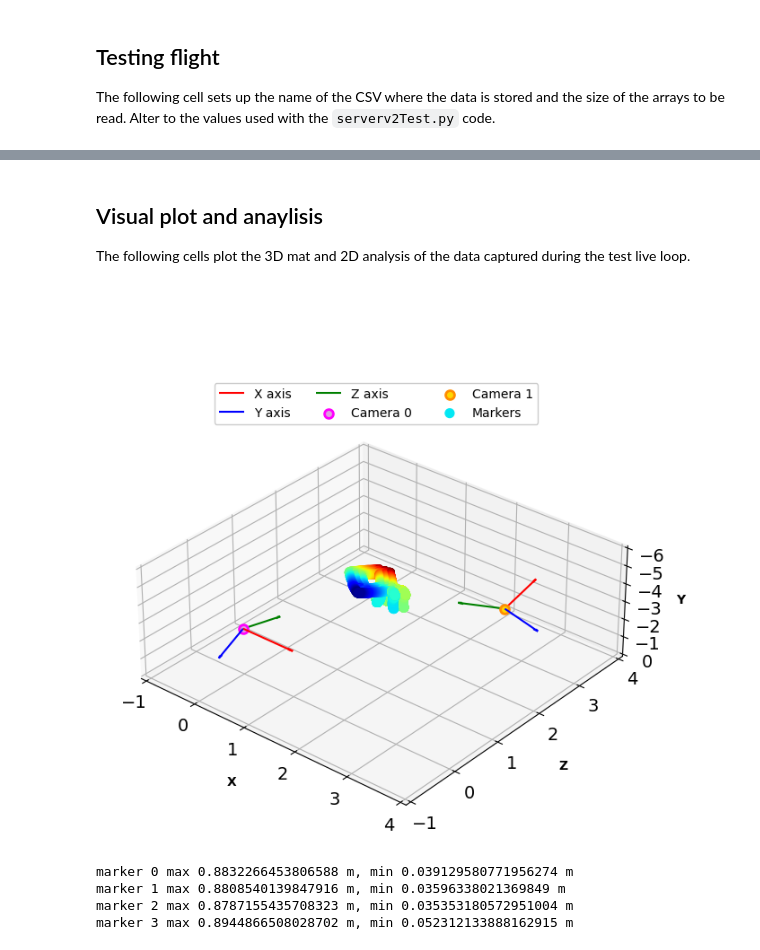
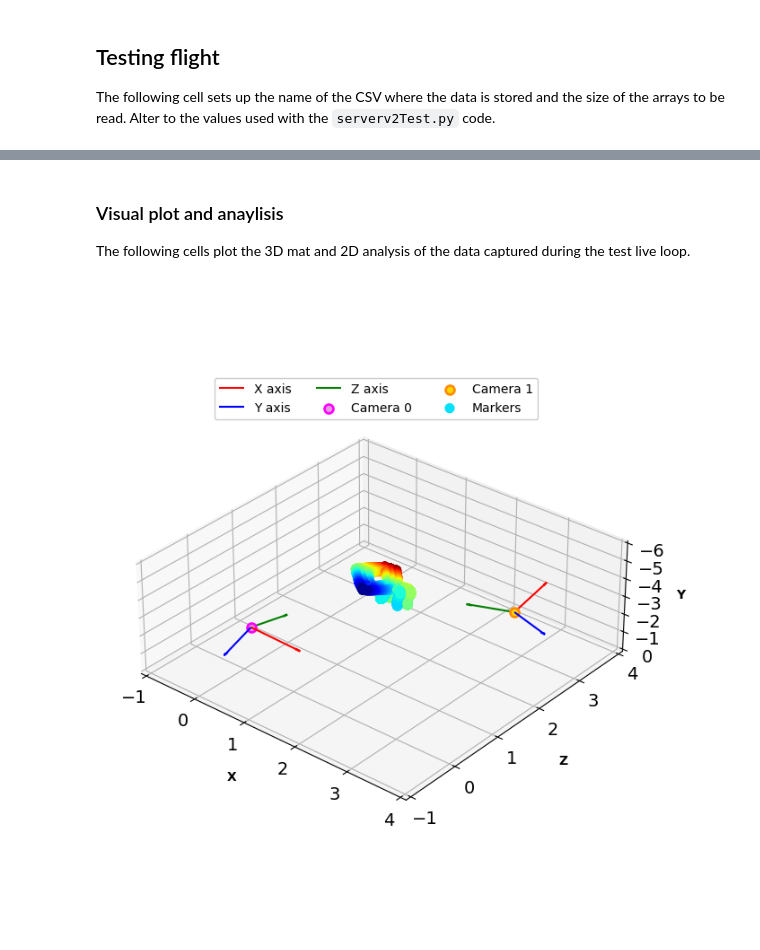
Before and after one commit to debOliveira/MoCapRasp, a Jupyter notebook: central/debugOnline.ipynb, the cells around one changed output, grey strips where cells are left out. Cells and saved outputs as stored; diff of their text form; code cells hidden in the pictures; blank space fills up the shorter version.

Commit message:
final debug working for multiple cameras, transpose to online code

```diff
--- a/central/debugOnline.ipynb
+++ b/central/debugOnline.ipynb
@@ -45,7 +45,7 @@ dfCSV = np.genfromtxt('G:/Meu Drive/UFCG/Mestrado/MoCap/CSV datasets/7Jun/camCal
 verbose = False # verbose flag for reading the data and interpolation
 nCameras = 2    # number of cameras
 recTime = 90    # recording time, in seconds
-step = 1/125    # step of the interpolated DF
+step = 1/100    # step of the interpolated DF
 # %% [markdown]
 ### Reading coordinates and ordering markers
 Now, we read each line of the CSV that has the following strings:
@@ -751,10 +755,10 @@ cosPhi = np.dot(v,k)/(np.linalg.norm(v)*np.linalg.norm(k))
 # get the rotation matrix and new ground plane coefficients
 sinPhi = np.sqrt(1-pow(cosPhi,2))
 R_plane = np.array([
-        [cosPhi+u1*u1*(1-cosPhi),u1*u2*(1-cosPhi),u2*sinPhi],
-        [u1*u2*(1-cosPhi),cosPhi+u2*u2*(1-cosPhi),-u1*sinPhi],
-        [-u2*sinPhi,u1*sinPhi,cosPhi]])
-[A,B,C] = np.matmul(np.array([a,b,c]),R_plane.T)
+        [cosPhi+u1*u1*(1-cosPhi),u1*u2*(1-cosPhi)-u3*sinPhi,u2*sinPhi+u1*u3*(1-cosPhi)],
+        [u1*u2*(1-cosPhi)+u3*sinPhi,cosPhi+u2*u2*(1-cosPhi),u2*u3*(1-cosPhi)-u1*sinPhi],
+        [u1*u3*(1-cosPhi)-u2*sinPhi,u2*u3*(1-cosPhi)+u1*sinPhi,cosPhi+u3*u3*(1-cosPhi)]])
+[A,B,C] = np.matmul(R_plane,np.array([a,b,c]).T)
 newPlane = np.array([A,B,C])
 
 # setting 3D plot variables
@@ -810,6 +814,7 @@ points3d = points3d.T
 ax.scatter(points3d[0], points3d[2], points3d[1], s=50, c=points3d[2], cmap=cmhot, label= 'Markers')
 
 # axis setup and plot variables
+first3Dpoints = points3d.copy()
 handles, labels = plt.gca().get_legend_handles_labels()
 by_label = dict(zip(labels, handles))
 plt.legend(by_label.values(), by_label.keys(),ncol=3,loc ='center',edgecolor='silver', bbox_to_anchor=(0.5, 0.8))
@@ -967,11 +971,15 @@ def myInterpolate(coord,ts,step):
     return ff(tNew*step),tNew
 
 # returns if neighbor camera has captured a point at that timestamp
-def getOtherValidIdx(line,nMarkers,idx):
+def getOtherValidIdx(line,nMarkers,idx,relateLast2First = 0):
     nCameras = int(line.shape[0]/2/nMarkers)
     nColumns = 2*nMarkers
     valid = [np.any(line[i*nColumns:i*nColumns+nColumns]) for i in [(idx-1)%nCameras,(idx+1)%nCameras]]
-    return np.array([(idx-1)%nCameras,(idx+1)%nCameras])[np.where(valid)[0]]
+    res = np.array([(idx-1)%nCameras,(idx+1)%nCameras])[np.where(valid)[0]]
+    if not relateLast2First and nCameras!=2:
+        if idx == 0: res = np.delete(res,np.where(res == (nCameras-1))[0])
+        elif idx == (nCameras-1): res = np.delete(res,np.where(res == 0)[0])
+    return res
 
 # create dictionary that keeps track of ordering need with neighbor camera
 def createNeedsOrder(nCameras,relateLast2First = 0):
@@ -1223,5 +1242,5 @@ allPoints3d = allPoints3d.T
 # %% [markdown]
-## Visual plot and anaylisis
+### Visual plot and anaylisis
 
 The following cells plot the 3D mat and 2D analysis of the data captured during the test live loop.
 # %%
@@ -1240,52 +1259,39 @@ ax.set_zlabel('Y', fontweight='bold',labelpad=5)
 cmhot = plt.get_cmap("jet")
 ax.view_init(elev=30, azim=-50)
 plt.gca().invert_zaxis()
 ax.get_proj = lambda: np.dot(Axes3D.get_proj(ax), np.diag([1., 1., .5, 1.]))
 colours = [['fuchsia','plum'],['darkorange','gold'],['limegreen','greenyellow'],['blue','lightsteelblue']]
 
 # plot each camera translated and rotated to meet the ground plane
 for j in range(nCameras):
     o = np.matmul(projMat[j],[[0.],[0],[0.],[1]]).ravel()
     o+= [0,+d/b,0,0]
     o = np.matmul(P_plane,o).ravel()
     o+= [0,0,-zDisplacement,0]
     x,y,z= np.array([1, 0, 0, 0]), np.array([0, 1, 0, 0]),np.array([0, 0, 1, 0])
     x,y,z = np.matmul(projMat[j],x),np.matmul(projMat[j],y),np.matmul(projMat[j],z)
     x,y,z = np.matmul(P_plane,x),np.matmul(P_plane,y),np.matmul(P_plane,z)
     ax.quiver(o[0], o[2], o[1], x[0], x[2], x[1], arrow_length_ratio=0.1, edgecolors="r", label='X axis')
     ax.quiver(o[0], o[2], o[1], y[0], y[2], y[1], arrow_length_ratio=0.1, edgecolors="b", label='Y axis')
     ax.quiver(o[0], o[2], o[1], z[0], z[2], z[1], arrow_length_ratio=0.1, edgecolors="g", label='Z axis')
     ax.scatter(o[0], o[2], o[1], s=50, edgecolor=colours[j][0], facecolor=colours[j][1], linewidth=2,  label = 'Camera '+str(j))
 
 # plot points after correction matrix
 ax.scatter(allPoints3d[0], allPoints3d[2], allPoints3d[1], s=50, c=allPoints3d[2], cmap=cmhot, label= 'Markers')
 
-# line per line testing area
-'''for j in range(0,nCameras-1):
-    pts1,pts2 = dfOrig[j][0,0:8].reshape(-1,2),dfOrig[j+1][0,0:8].reshape(-1,2)
-    F = FMatrix[j]
-    R,t,lamb = rotation[j+1],translation[j+1].reshape(-1,3),scale[j+1]
-    P1,P2 = np.hstack((cameraMat[j], [[0.], [0.], [0.]])),np.matmul(cameraMat[j+1], np.hstack((R, t.T)))
-    projPt1,projPt2 = myProjectionPoints(np.array(pts1)),myProjectionPoints(np.array(pts2))
-    points4d = triangulatePoints(P1.astype(float),P2.astype(float),projPt1.astype(float),projPt2.astype(float))
-    points3d = (points4d[:3, :]/points4d[3, :]).T
-    if points3d[0, 2] < 0: points3d = -points3d
-    points3d = np.hstack((points3d*scale[j+1][0]/100,np.ones((points3d.shape[0],1)))).T
-    points3d = np.matmul(projMat[j],points3d).T
-    points3d+= [0,d/b,0,0]
-    points3d = np.matmul(P_plane,points3d.T).T
-    points3d+= [0,0,-zDisplacement,0]
-    points3d = points3d.T
-    if j: points3d = np.matmul(correcMat[j-1],points3d)
-    print(points3d[:,0])
-    ax.scatter(points3d[0], points3d[2], points3d[1], s=50, c=points3d[2], cmap=cmhot, label= 'Markers')
-    print(j)'''
-
 # axis setup and plot variables
 handles, labels = plt.gca().get_legend_handles_labels()
 by_label = dict(zip(labels, handles))
 plt.legend(by_label.values(), by_label.keys(),ncol=3,loc ='center',edgecolor='silver', bbox_to_anchor=(0.5, 0.8))
 plt.draw()
 plt.show()
+
+# save array of each point for later use (e.g. Matlab)
+'''for k in range(0,4):
+    idx = np.array(range(k,allPoints3d.shape[1],4)).astype(int)
+    points3dNew = allPoints3d.T[idx]
+    # plor min and maximum height
+    print('marker',k,'max',-min(points3dNew[:,1]),'m,','min',-max(points3dNew[:,1]),'m')
+    #np.savetxt('points3d'+str(k)+'.csv',points3dNew,delimiter=',')''';
 # %% [output]
-[figure, old version]
+[figure, new version]
@@ -1376,23 +1298 @@ print(projMat[1])
-# %%
-# save array of each point for later use (e.g. Matlab)
-for k in range(0,4):
-    idx = np.array(range(k,allPoints3d.shape[1],4)).astype(int)
-    points3dNew = allPoints3d.T[idx]
-    # plor min and maximum height
-    print('marker',k,'max',-min(points3dNew[:,1]),'m,','min',-max(points3dNew[:,1]),'m')
-    #np.savetxt('points3d'+str(k)+'.csv',points3dNew,delimiter=',')
-
-# plot testing distance from the first triangulated point
-'''[A,B,C,D] = allPoints3d.T[-4:]*100
-print('\n0-1 >> ??.?cm >> '+str(np.linalg.norm(A-B)))
-print('0-2 >> 11.5cm >> '+str(np.linalg.norm(A-C)))
-print('0-3 >> 17.0cm >> '+str(np.linalg.norm(A-D)))
-print('1-2 >> 10.5cm >> '+str(np.linalg.norm(B-C)))
-print('1-3 >> 21.5cm >> '+str(np.linalg.norm(B-D)))
-print('2-3 >> 11.0cm >> '+str(np.linalg.norm(D-C)))''';
-# %% [output]
-marker 0 max 0.8832266453806588 m, min 0.039129580771956274 m
-marker 1 max 0.8808540139847916 m, min 0.03596338021369849 m
-marker 2 max 0.8787155435708323 m, min 0.035353180572951004 m
-marker 3 max 0.8944866508028702 m, min 0.052312133888162915 m
 # %%
```
Also changed, not shown: parts of 10 cells of this notebook.
